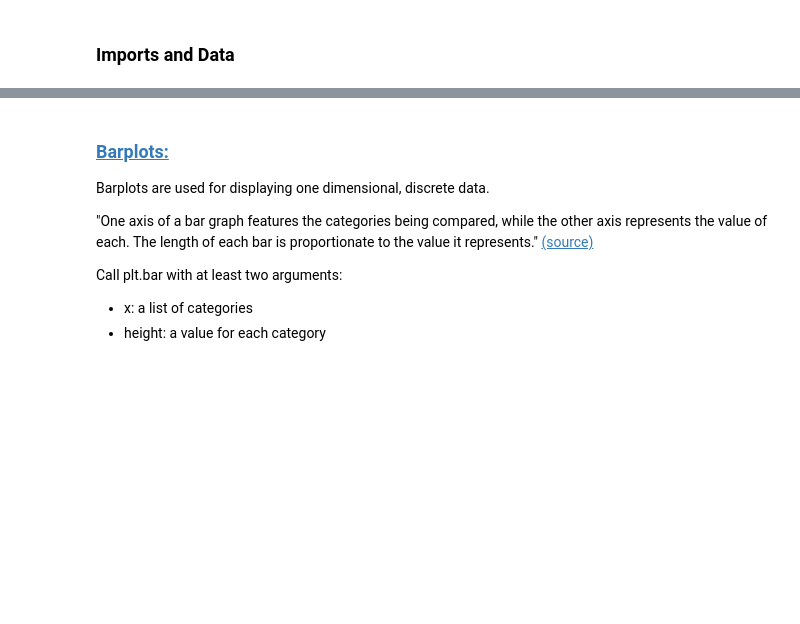
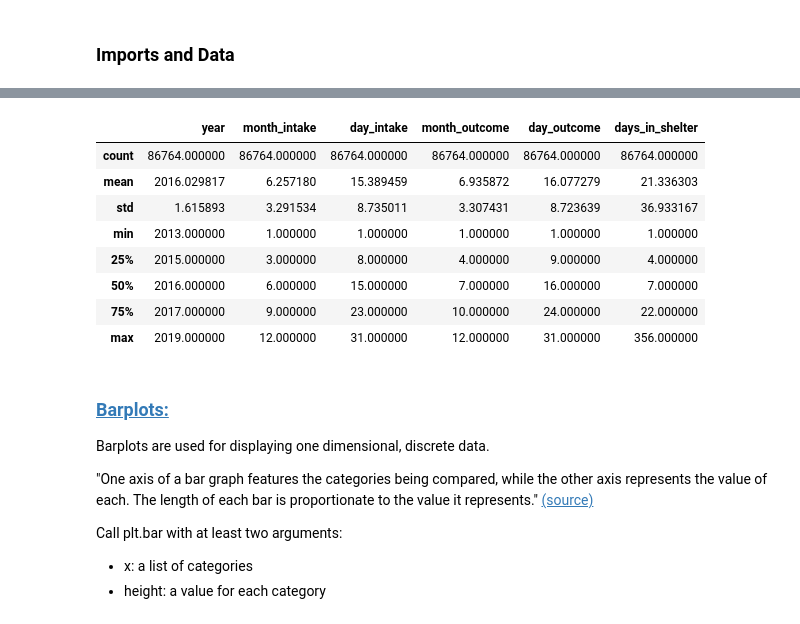
Before and after one commit to lindseyberlin/data-visualizations-matplotlib-seaborn_HTX-DS-111819, a Jupyter notebook: Code-Along_Matplotlib-and-Seaborn.ipynb, the cells around one changed output, grey strips where cells are left out. Cells and saved outputs as stored; diff of their text form; code cells hidden in the pictures; blank space fills up the shorter version.

```diff
--- a/Code-Along_Matplotlib-and-Seaborn.ipynb
+++ b/Code-Along_Matplotlib-and-Seaborn.ipynb
@@ -25,4 +32,5 @@
 # %%
 # Reading in our csv
+df = pd.read_csv("Clean-Austin_Animal_Center_Intakes.csv")
 # %%
 # Examining our csv
@@ -31,5 +67,16 @@
 # %%
 # Still more ways to examine our csv
+df.describe()
+# %% [output]
+|  | year | month_intake | day_intake | month_outcome | day_outcome | days_in_shelter |
+| count | 86764.000000 | 86764.000000 | 86764.000000 | 86764.000000 | 86764.000000 | 86764.000000 |
+| mean | 2016.029817 | 6.257180 | 15.389459 | 6.935872 | 16.077279 | 21.336303 |
+| std | 1.615893 | 3.291534 | 8.735011 | 3.307431 | 8.723639 | 36.933167 |
+| min | 2013.000000 | 1.000000 | 1.000000 | 1.000000 | 1.000000 | 1.000000 |
+| 25% | 2015.000000 | 3.000000 | 8.000000 | 4.000000 | 9.000000 | 4.000000 |
+| 50% | 2016.000000 | 6.000000 | 15.000000 | 7.000000 | 16.000000 | 7.000000 |
+| 75% | 2017.000000 | 9.000000 | 23.000000 | 10.000000 | 24.000000 | 22.000000 |
+| max | 2019.000000 | 12.000000 | 31.000000 | 12.000000 | 31.000000 | 356.000000 |
 # %% [markdown]
 ### [Barplots:](https://matplotlib.org/3.1.1/api/_as_gen/matplotlib.pyplot.bar.html)
 
```
Also changed, not shown: parts of 14 cells of this notebook, 7 other files.
